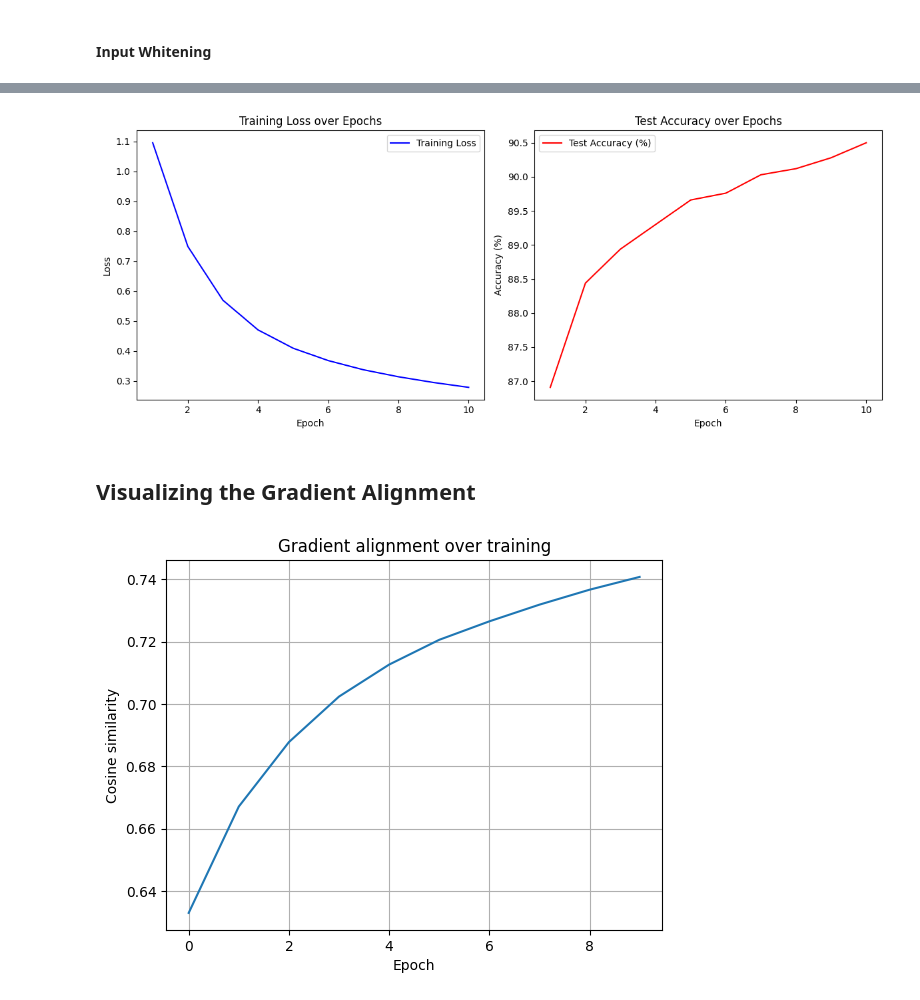
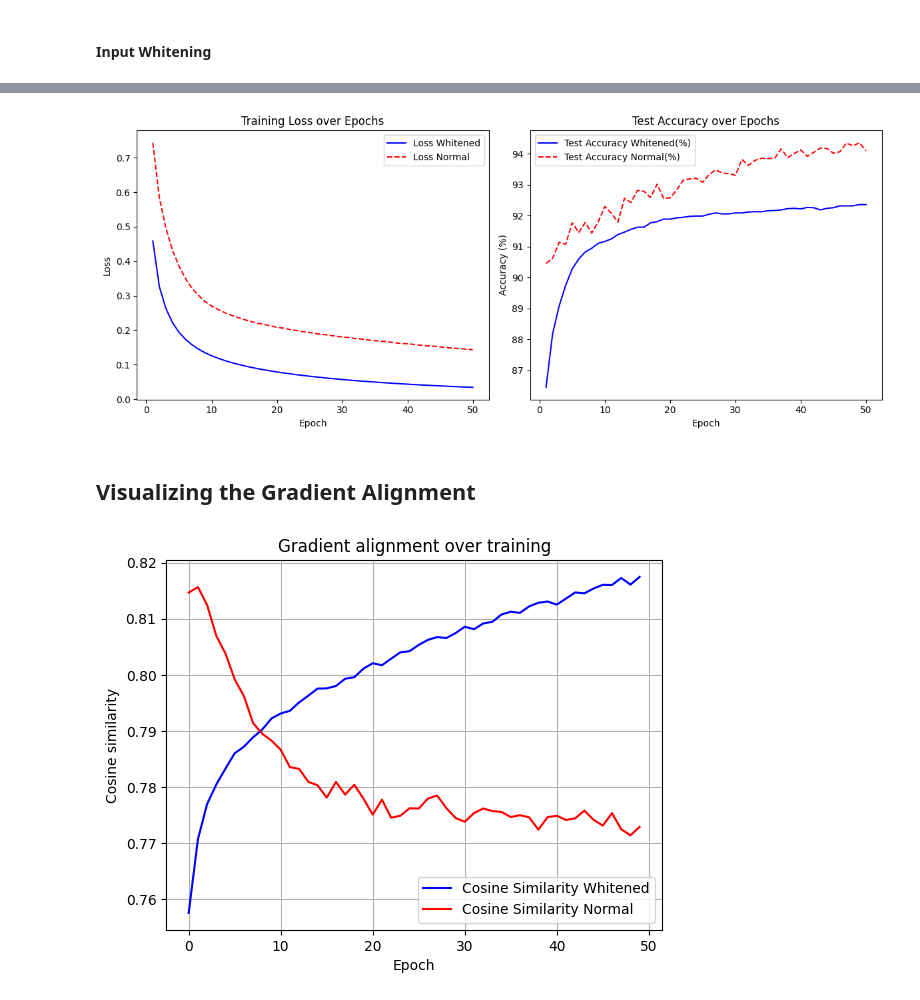
Before and after one commit to freemeerkat/NIP_Final_Project, a Jupyter notebook: main.ipynb, the cells around one changed output, grey strips where cells are left out. Saved outputs shown, nothing was run; the diff lists cells and outputs as text; code cells hidden in the pictures.

```diff
--- a/main.ipynb
+++ b/main.ipynb
@@ -72,8 +74,8 @@ train_whitened_dataset = TensorDataset(input_train_whitened, output_train)
 test_whitened_dataset = TensorDataset(input_test_whitened, output_test)
 # %%
 # Dataloaders non-whitened
-train_loader = DataLoader(train_subset, batch_size=64, shuffle=True)
-test_loader = DataLoader(test_dataset, batch_size=1000, shuffle=False)
+train_loader_normal = DataLoader(train_subset, batch_size=64, shuffle=True)
+test_loader_normal = DataLoader(test_dataset, batch_size=1000, shuffle=False)
 
 # Dataloaders whitened
 train_loader_whitened = DataLoader(train_whitened_dataset, batch_size = 64, shuffle = True)
@@ -229,14 +241,14 @@ plt.show()
 
 criterion = nn.CrossEntropyLoss() # Loss Function
 lr = 5e-3 # Learning rate
-train_losses = []
-test_accuracies = []
-gradient_alignments = []
+train_losses_whitened = []
+test_accuracies_whitened = []
+gradient_alignments_whitened = []
 
 
-for epoch in range(10):
+for epoch in range(50):
     epoch_loss = 0.0
-    alignment_values = []
+    alignment_values_whitened = []
 
     for data, target in train_loader_whitened:
         data, target = data.to(device), target.to(device)
@@ -276,7 +288,7 @@ for epoch in range(10):
         grad_fc1_b = delta_h1.sum(0)
 
         cos_sim = cosine_similarity(grad_fc1_w.view(1, -1), true_grad_fc1_w.view(1, -1), dim=1).item()
-        alignment_values.append(cos_sim)
+        alignment_values_whitened.append(cos_sim)
 
         # Update weights manually
         model.fc3.weight.data -= lr * grad_fc3_w / data.size(0)
@@ -291,12 +303,10 @@ for epoch in range(10):
         epoch_loss += loss.item() * data.size(0)
 
     avg_loss = epoch_loss / len(train_loader_whitened.dataset)
-    avg_alignment = sum(alignment_values) / len(alignment_values)
+    avg_alignment_whitened = sum(alignment_values_whitened) / len(alignment_values_whitened)
 
-    train_losses.append(avg_loss)
-    gradient_alignments.append(avg_alignment)
-
-    print(f"Epoch {epoch+1}, Loss: {avg_loss:.4f}")
+    train_losses_whitened.append(avg_loss)
+    gradient_alignments_whitened.append(avg_alignment_whitened)
 
 
     model.eval()
@@ -310,7 +320,7 @@ for epoch in range(10):
             correct += (preds == target).sum().item()
             total += target.size(0)
     test_acc = correct / total
-    test_accuracies.append(test_acc)
-    print(f"Epoch {epoch+1}, Loss: {avg_loss:.4f}, Test Accuracy: {test_acc*100:.2f}%")
+    test_accuracies_whitened.append(test_acc)
+    print(f"Epoch {epoch+1}, Loss: {avg_loss:.4f}, Test Accuracy: {test_acc*100:.2f}%, Gradient Alignment: {avg_alignment_whitened:.4f}")
     model.train()
 # %% [output]
@@ -337,18 +344,20 @@ Epoch 10, Loss: 0.2791, Test Accuracy: 90.50%
 # %%
 # Visualization of training progress
-epochs = range(1, len(train_losses) + 1)
+epochs = range(1, len(train_losses_normal) + 1)
 
 plt.figure(figsize=(12,5))
 
 plt.subplot(1, 2, 1)
-plt.plot(epochs, train_losses, 'b-', label='Training Loss')
+plt.plot(epochs, train_losses_whitened, 'b-', label='Loss Whitened')
+plt.plot(epochs, train_losses_normal, 'r--', label='Loss Normal')
 plt.xlabel('Epoch')
 plt.ylabel('Loss')
 plt.title('Training Loss over Epochs')
 plt.legend()
 
 plt.subplot(1, 2, 2)
-plt.plot(epochs, [acc * 100 for acc in test_accuracies], 'r-', label='Test Accuracy (%)')
+plt.plot(epochs, [acc * 100 for acc in test_accuracies_whitened], 'b-', label='Test Accuracy Whitened(%)')
+plt.plot(epochs, [acc * 100 for acc in test_accuracies_normal], 'r--', label='Test Accuracy Normal(%)')
 plt.xlabel('Epoch')
 plt.ylabel('Accuracy (%)')
 plt.title('Test Accuracy over Epochs')
@@ -357,17 +366,19 @@ plt.legend()
 plt.tight_layout()
 plt.show()
 # %% [output]
-[figure, old version]
+[figure, new version]
 # %% [markdown]
 ## Visualizing the Gradient Alignment
 # %%
 # Visualization of Gradient Alignment
 
-plt.plot(gradient_alignments)
+plt.plot(gradient_alignments_whitened, 'b-', label = 'Cosine Similarity Whitened')
+plt.plot(gradient_alignments_normal, 'r-', label = 'Cosine Similarity Normal')
 plt.xlabel("Epoch")
 plt.ylabel("Cosine similarity")
 plt.title("Gradient alignment over training")
 plt.grid(True)
+plt.legend()
 plt.show()
 # %% [output]
-[figure, old version]
+[figure, new version]
```
Also changed, not shown: parts of 8 cells of this notebook, 1 other file.
